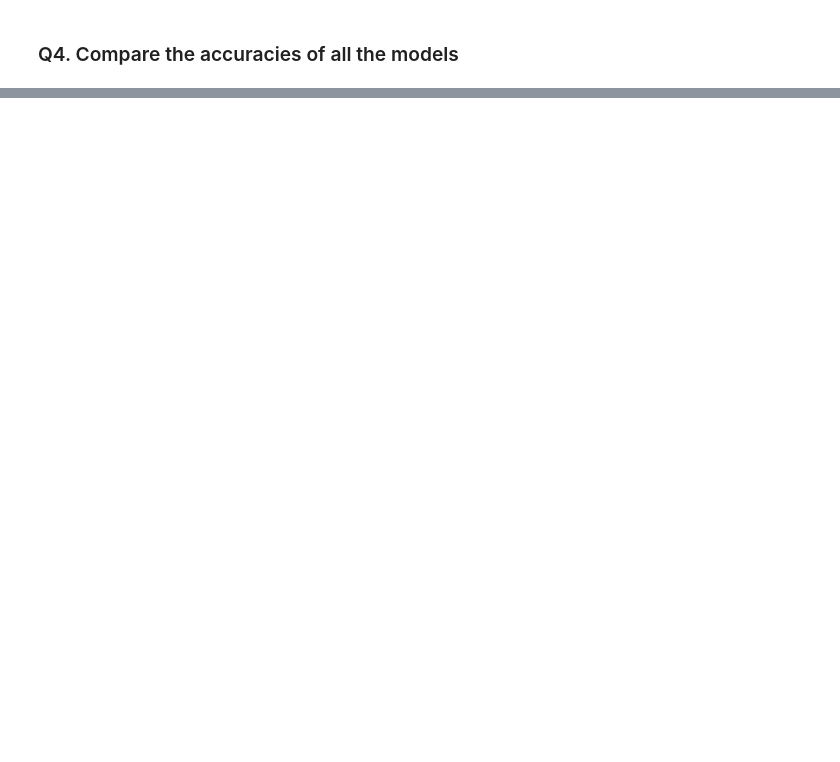
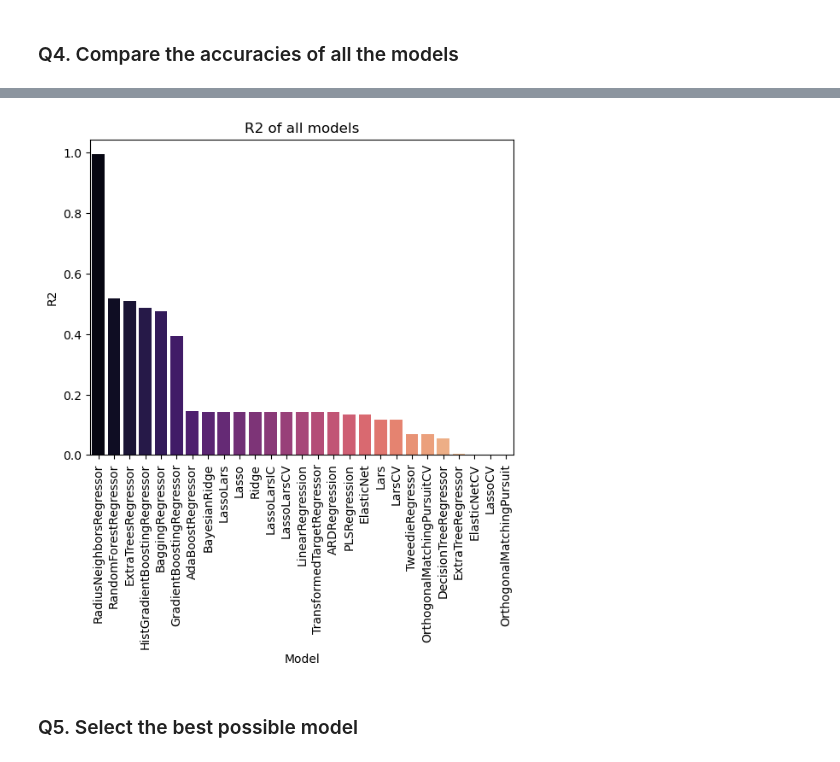
Before and after one commit to agrasthnaman/HRC, a Jupyter notebook: PRS/Milestones.ipynb, the cells around one changed output, grey strips where cells are left out. Cells and saved outputs as stored; diff of their text form; code cells hidden in the pictures; blank space fills up the shorter version.

```diff
--- a/PRS/Milestones.ipynb
+++ b/PRS/Milestones.ipynb
@@ -776,0 +714,5 @@ plt.show()
+# %%
+df_comp = df_comp[df_comp['R2'] > 0]
+df_comp = df_comp.sort_values(by = ['R2'], ascending = False)
+bestModel = pd.concat([bestModel, df_comp.sort_values(by = ['MSE'], ascending = True).head(5)])
+df_comp.head()
@@ -776,0 +726,11 @@ plt.show()
+# %%
+sns.barplot(x = 'Model', y = 'R2', data = df_comp, palette = 'magma')
+plt.xticks(rotation = 90)
+plt.xlabel('Model')
+plt.ylabel('R2')
+plt.title('R2 of all models')
+plt.show()
+# %% [output]
+[figure, added]
+# %% [markdown]
+### Q5. Select the best possible model
```
Also changed, not shown: parts of 32 cells of this notebook, 1 other file.
